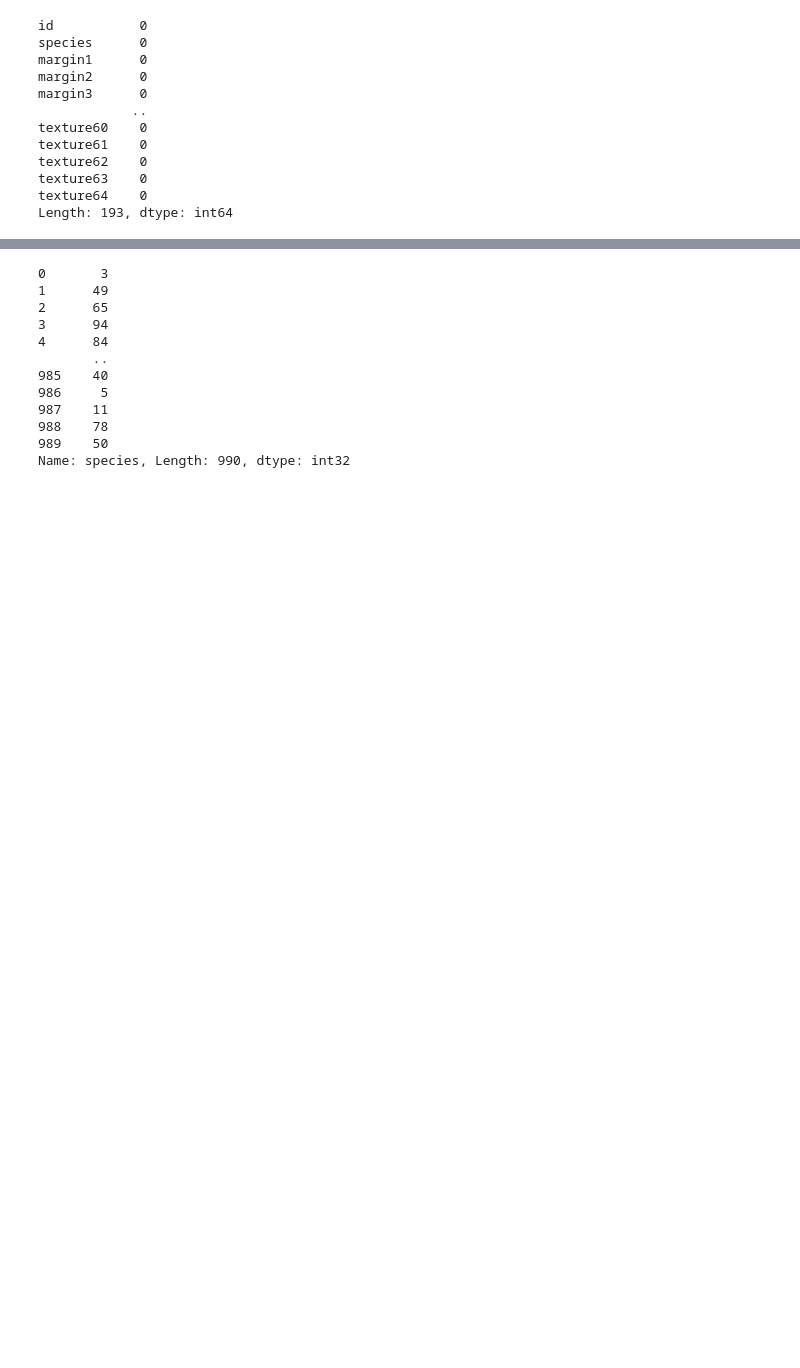
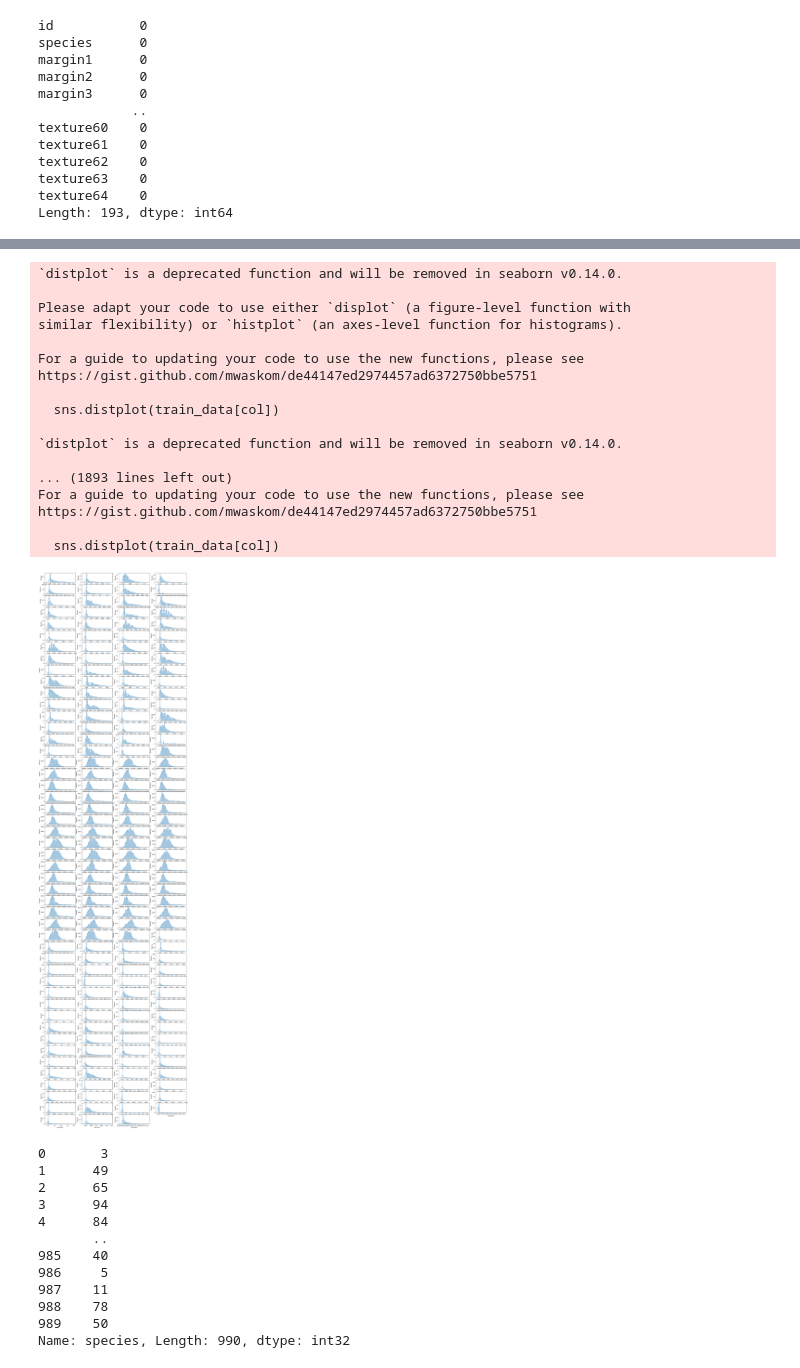
Before and after one commit to Aya-gamal2211/DeepLearning, a Jupyter notebook: dataPreprocessing.ipynb, the cells around one changed output, grey strips where cells are left out. Saved outputs shown, nothing was run; the diff lists cells and outputs as text; code cells hidden in the pictures; blank space fills up the shorter version.

```diff
--- a/dataPreprocessing.ipynb
+++ b/dataPreprocessing.ipynb
@@ -95,3 +132,32 @@ plt.show()
+# %%
+plt.figure(figsize = (20, 80))
+
+columns = 4
+i = 0
+
+for col in train_data.select_dtypes('float'):
+    plt.subplot(int(train_data.shape[1] / columns + 1), columns, i + 1)
+    sns.distplot(train_data[col])
+    i += 1
+# %% [output]
+`distplot` is a deprecated function and will be removed in seaborn v0.14.0.
+
+Please adapt your code to use either `displot` (a figure-level function with
+similar flexibility) or `histplot` (an axes-level function for histograms).
+
+For a guide to updating your code to use the new functions, please see
+https://gist.github.com/mwaskom/de44147ed2974457ad6372750bbe5751
+
+  sns.distplot(train_data[col])
+
+`distplot` is a deprecated function and will be removed in seaborn v0.14.0.
+
+... (1893 lines left out)
+For a guide to updating your code to use the new functions, please see
+https://gist.github.com/mwaskom/de44147ed2974457ad6372750bbe5751
+
+  sns.distplot(train_data[col])
+[figure, added]
 # %%
 label_encoder = LabelEncoder().fit(train_data.species) #label encoding to the species
 labels = label_encoder.transform(train_data.species)
```
Also changed, not shown: parts of 3 cells of this notebook, 45 other files.
